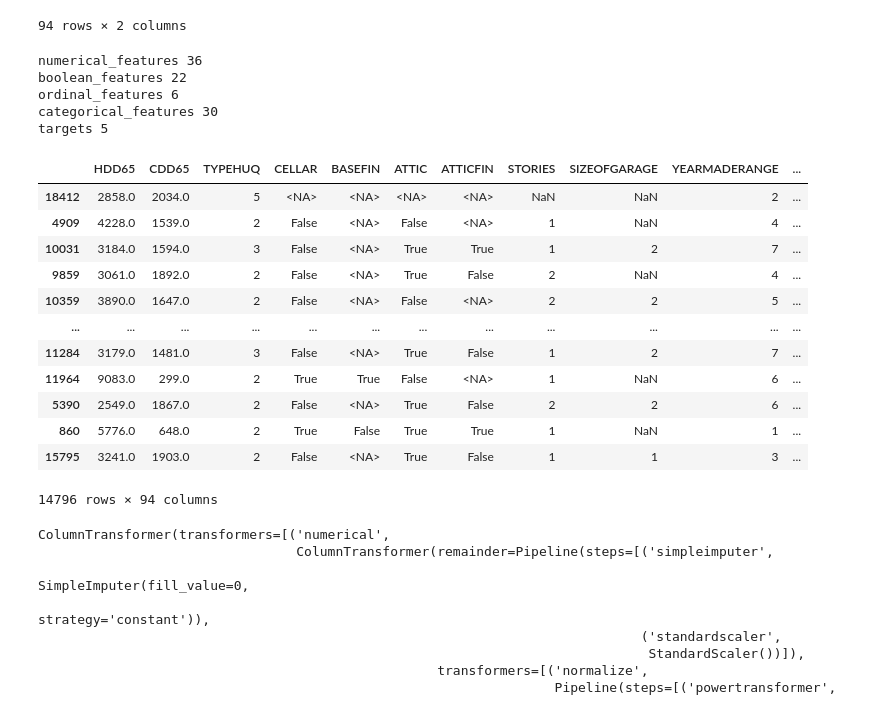
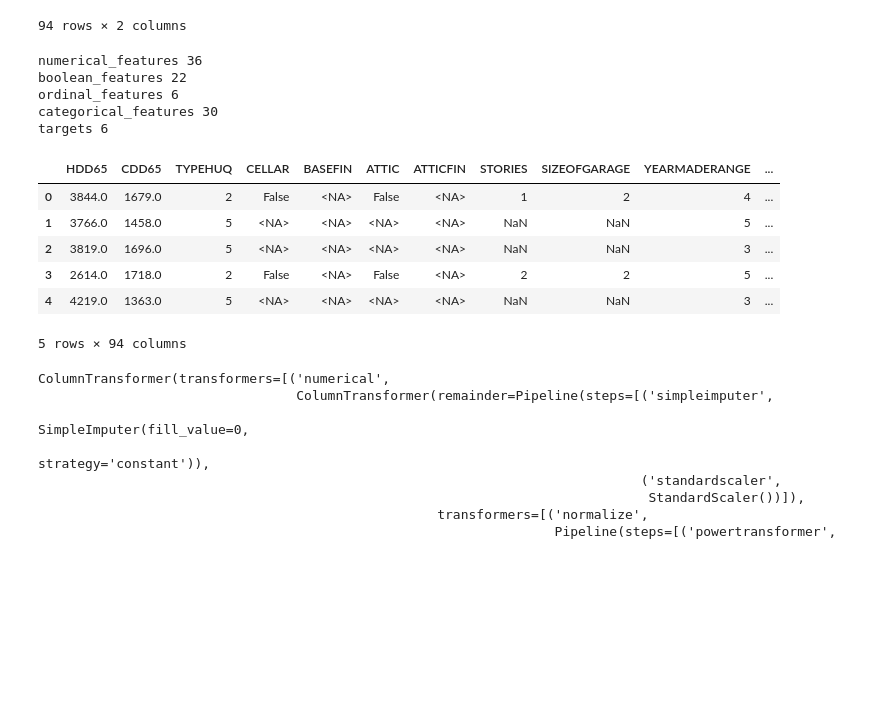
Before and after one commit to jon-codes/c964-model, a Jupyter notebook: model.ipynb, the cells around one changed output. Saved outputs shown, nothing was run; the diff lists cells and outputs as text; code cells hidden in the pictures; blank space fills up the shorter version.

```diff
--- a/model.ipynb
+++ b/model.ipynb
@@ -90,7 +95,7 @@ ordinal_vars = meta.query("`kind` == 'ordinal'")["variable"].tolist()
 categorical_vars = meta.query("`kind` == 'categorical'")["variable"].tolist()
 
 # Define target and feature variables
-target_vars = ["BTUEL", "BTUNG", "BTULP", "BTUFO", "BTUWD"]
+target_vars = ["TOTALBTU", "BTUEL", "BTUNG", "BTULP", "BTUFO", "BTUWD"]
 feature_vars = [col for col in list(meta["variable"]) if col not in target_vars]
 
 # Assign features by type
@@ -110,52 +115,37 @@ numerical_features 36
 boolean_features 22
 ordinal_features 6
 categorical_features 30
-targets 5
+targets 6
 # %%
 # Define Pandas datatypes for variables
 dtype = {}
 for col in categorical_vars + ordinal_vars:
     dtype[col] = "category"
 for col in boolean_vars:
     dtype[col] = "boolean"
 for col in numerical_vars:
     dtype[col] = "float64"
 
 # Import survey response dataset
 data = pd.read_csv(
     "./data/recs2020_public_v5.csv",
-    usecols=(feature_vars + target_vars),
+    usecols=lambda c: c in (feature_vars + target_vars),
     dtype=dtype,
     na_values=["-2"],
 )
 
-# Create imputed classification targets
-data["USENG"] = data["BTUNG"] > 0
-data["USELP"] = data["BTULP"] > 0
-data["USEFO"] = data["BTUFO"] > 0
-data["USEWD"] = data["BTUWD"] > 0
+targets = data[target_vars]
+data = data[feature_vars]
 
-target_vars.extend(["USENG", "USELP", "USEFO", "USEWD"])
-
-# Split the dataset into training and test sets
-X_train, X_test, y_train, y_test = train_test_split(
-    data[feature_vars], data[target_vars], test_size=0.2, random_state=42
-)
-X_train
+data.head()
 # %% [output]
 |  | HDD65 | CDD65 | TYPEHUQ | CELLAR | BASEFIN | ATTIC | ATTICFIN | STORIES | SIZEOFGARAGE | YEARMADERANGE | ... |
-| 18412 | 2858.0 | 2034.0 | 5 | <NA> | <NA> | <NA> | <NA> | NaN | NaN | 2 | ... |
-| 4909 | 4228.0 | 1539.0 | 2 | False | <NA> | False | <NA> | 1 | NaN | 4 | ... |
-| 10031 | 3184.0 | 1594.0 | 3 | False | <NA> | True | True | 1 | 2 | 7 | ... |
-| 9859 | 3061.0 | 1892.0 | 2 | False | <NA> | True | False | 2 | NaN | 4 | ... |
-| 10359 | 3890.0 | 1647.0 | 2 | False | <NA> | False | <NA> | 2 | 2 | 5 | ... |
-| ... | ... | ... | ... | ... | ... | ... | ... | ... | ... | ... | ... |
-| 11284 | 3179.0 | 1481.0 | 3 | False | <NA> | True | False | 1 | 2 | 7 | ... |
-| 11964 | 9083.0 | 299.0 | 2 | True | True | False | <NA> | 1 | NaN | 6 | ... |
-| 5390 | 2549.0 | 1867.0 | 2 | False | <NA> | True | False | 2 | 2 | 6 | ... |
-| 860 | 5776.0 | 648.0 | 2 | True | False | True | True | 1 | NaN | 1 | ... |
-| 15795 | 3241.0 | 1903.0 | 2 | False | <NA> | True | False | 1 | 1 | 3 | ... |
+| 0 | 3844.0 | 1679.0 | 2 | False | <NA> | False | <NA> | 1 | 2 | 4 | ... |
+| 1 | 3766.0 | 1458.0 | 5 | <NA> | <NA> | <NA> | <NA> | NaN | NaN | 5 | ... |
+| 2 | 3819.0 | 1696.0 | 5 | <NA> | <NA> | <NA> | <NA> | NaN | NaN | 3 | ... |
+| 3 | 2614.0 | 1718.0 | 2 | False | <NA> | False | <NA> | 2 | 2 | 5 | ... |
+| 4 | 4219.0 | 1363.0 | 5 | <NA> | <NA> | <NA> | <NA> | NaN | NaN | 3 | ... |
-14796 rows × 94 columns
+5 rows × 94 columns
 # %%
 def create_constant_imputer(fill_value):
     return SimpleImputer(
```
Also changed, not shown: parts of 27 cells of this notebook.
